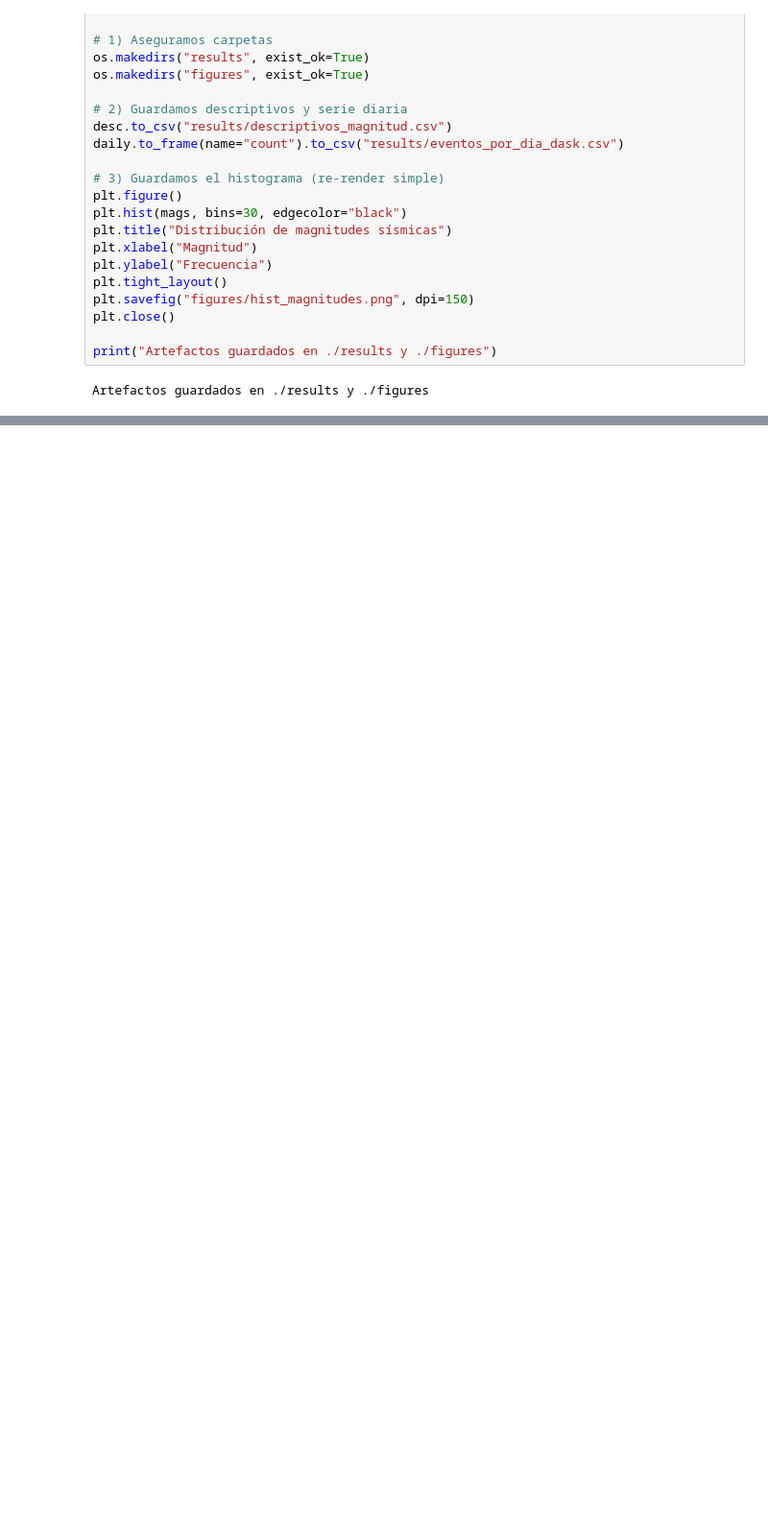
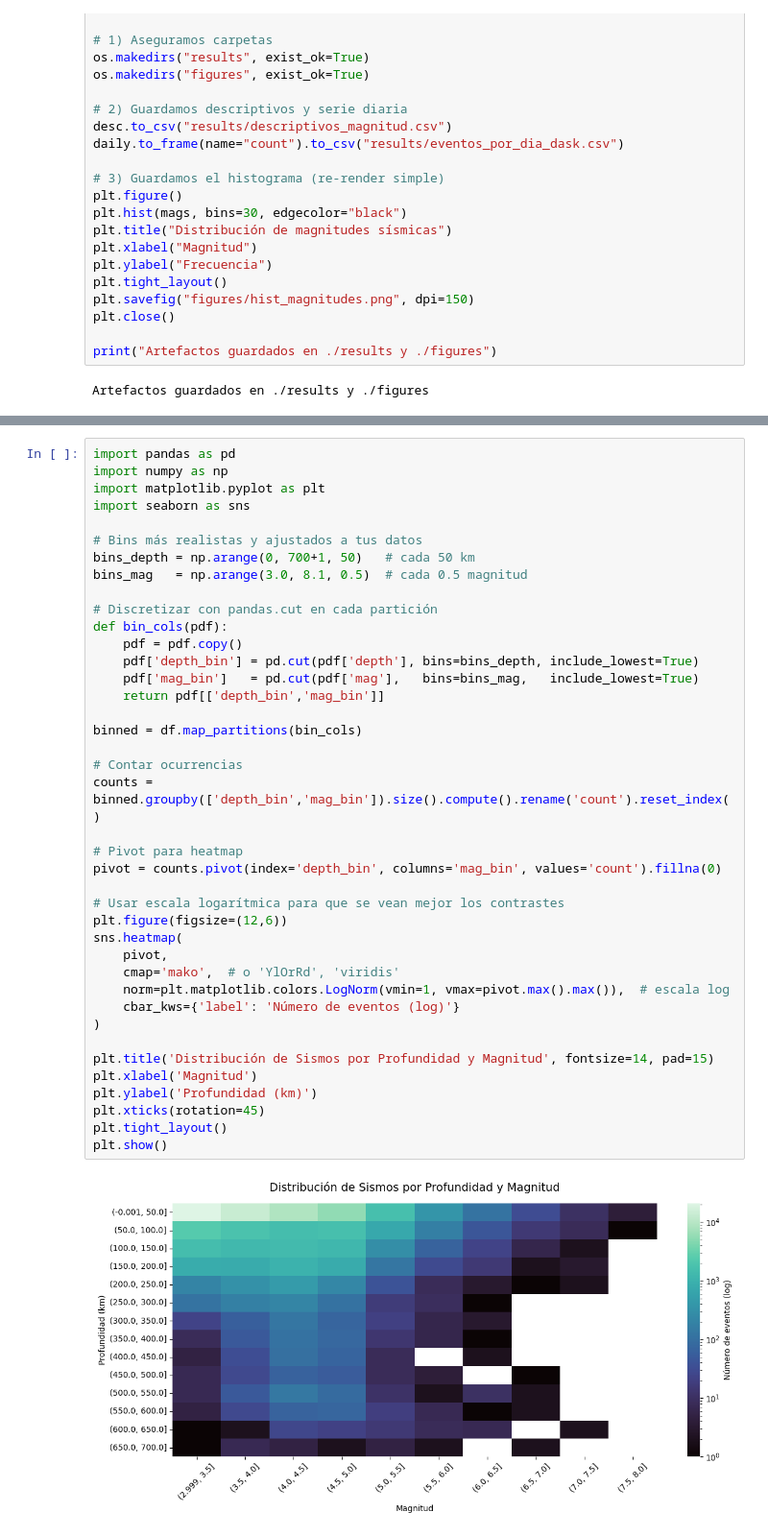
Before and after one commit to ignaciocastillo/EarthQuakes-DASK, a Jupyter notebook: AnalisisDask_equipo_final.ipynb, the cells around one changed output, grey strips where cells are left out. Shown at 96% size. Saved outputs shown, nothing was run; the diff lists cells and outputs as text; blank space fills up the shorter version.

```diff
--- a/AnalisisDask_equipo_final.ipynb
+++ b/AnalisisDask_equipo_final.ipynb
@@ -358,0 +452,42 @@ Artefactos guardados en ./results y ./figures
+# %%
+import pandas as pd
+import numpy as np
+import matplotlib.pyplot as plt
+import seaborn as sns
+
+# Bins más realistas y ajustados a tus datos
+bins_depth = np.arange(0, 700+1, 50)   # cada 50 km
+bins_mag   = np.arange(3.0, 8.1, 0.5)  # cada 0.5 magnitud
+
+# Discretizar con pandas.cut en cada partición
+def bin_cols(pdf):
+    pdf = pdf.copy()
+    pdf['depth_bin'] = pd.cut(pdf['depth'], bins=bins_depth, include_lowest=True)
+    pdf['mag_bin']   = pd.cut(pdf['mag'],   bins=bins_mag,   include_lowest=True)
+    return pdf[['depth_bin','mag_bin']]
+
+binned = df.map_partitions(bin_cols)
+
+# Contar ocurrencias
+counts = binned.groupby(['depth_bin','mag_bin']).size().compute().rename('count').reset_index()
+
+# Pivot para heatmap
+pivot = counts.pivot(index='depth_bin', columns='mag_bin', values='count').fillna(0)
+
+# Usar escala logarítmica para que se vean mejor los contrastes
+plt.figure(figsize=(12,6))
+sns.heatmap(
+    pivot,
+    cmap='mako',  # o 'YlOrRd', 'viridis'
+    norm=plt.matplotlib.colors.LogNorm(vmin=1, vmax=pivot.max().max()),  # escala log
+    cbar_kws={'label': 'Número de eventos (log)'}
+)
+
+plt.title('Distribución de Sismos por Profundidad y Magnitud', fontsize=14, pad=15)
+plt.xlabel('Magnitud')
+plt.ylabel('Profundidad (km)')
+plt.xticks(rotation=45)
+plt.tight_layout()
+plt.show()
+# %% [output]
+[figure, added]
```
Also changed, not shown: parts of 5 cells of this notebook.
